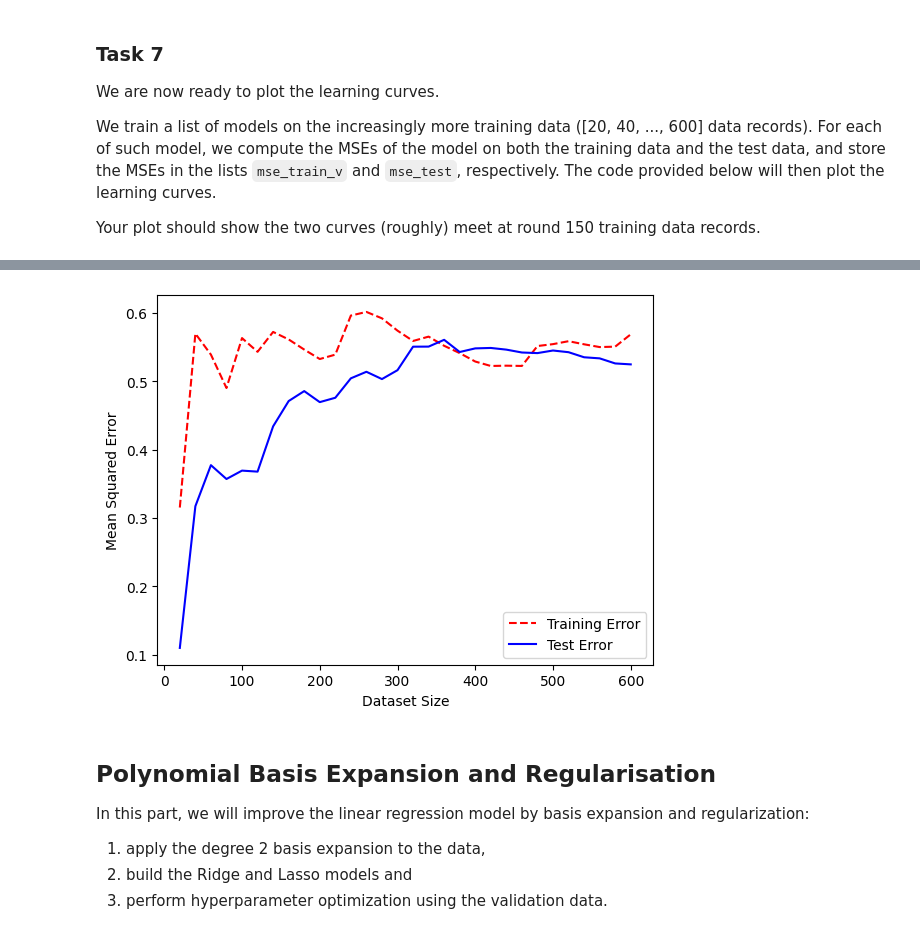
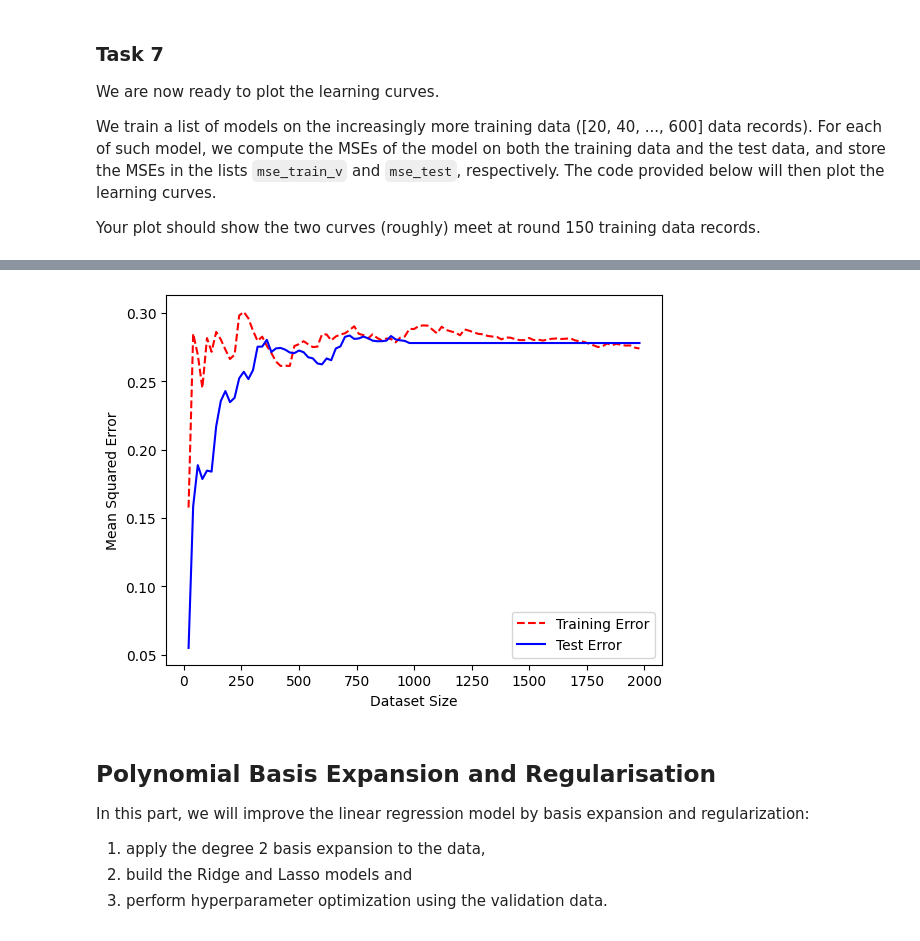
Before and after one commit to Karimkh31/FDS_HS22, a Jupyter notebook: P1/Practical1_skeleton.ipynb, the cells around one changed output, grey strips where cells are left out. Saved outputs shown, nothing was run; the diff lists cells and outputs as text; code cells hidden in the pictures.

```diff
--- a/P1/Practical1_skeleton.ipynb
+++ b/P1/Practical1_skeleton.ipynb
@@ -156,6 +128,7 @@ We next evaluate the trivial predictor on the training data and test data.
 We use mean squared error (MSE) to measure the performance of the predictor.
 The task is to implement a function that reports the mean squared error of the given predictor on the given data.
 # %%
+
 # We next test our trivial predictor on the training data and test data.
 # Implement a function that can report the mean squared error
 # of a predictor on the given data
@@ -165,7 +138,7 @@ def test_predictor(X, y, predictor: callable=None):
     # Apply the predictor to each row of the matrix X to get the predictions
     y_predicted = np.apply_along_axis(predictor, 1, X)
 
-    mse = (np.square(y_predicted - y)).mean()
+    mse = (np.square(y_predicted - y)).mean() * 1/2
     return mse
 
 # use the function test_predictor to test the trivial predictor
@@ -330,38 +300,38 @@ Your plot should show the two curves (roughly) meet at round 150 training data r
 mse_train_v = []
 mse_test_v = []
 
-TRAINING_SIZE_MAX = 601
+TRAINING_SIZE_MAX = 2000
 TRAINING_SIZE_MIN = 20
 
 # compute the MSE over data with sizes from TRAINING_SIZE_MIN to TRAINING_SIZE_MAX with increasing step 20
 for train_size in range(TRAINING_SIZE_MIN, TRAINING_SIZE_MAX, 20):
     # TODO:
     #   1. use the first train_size data records from the X_train and y_train as the training data
     #   2. train and compute the MSE on both training and test data using the train_and_test function
     #   3. add the computed MSE to the lists mse_train_v and mse_test_v
     # The code below is just for compilation.
     # You need to replace it by your own code.
     ###################################################
     ##### YOUR CODE STARTS HERE #######################
     ###################################################
     mse_train, mse_test = train_and_test(X_train[:train_size,:], y_train[:train_size], X_test[:train_size,:], y_test[:train_size])
 
     mse_train_v.append(mse_train)
     mse_test_v.append(mse_test)
     ###################################################
     ##### YOUR CODE ENDS HERE #########################
     ###################################################
 
 
 # The below code generates the learning curves plot
 plt.plot(np.arange(TRAINING_SIZE_MIN, TRAINING_SIZE_MAX, 20), mse_train_v, 'r--', label="Training Error")
 plt.plot(np.arange(TRAINING_SIZE_MIN, TRAINING_SIZE_MAX, 20), mse_test_v, 'b-', label="Test Error")
 plt.legend(loc="lower right")
 plt.xlabel('Dataset Size')
 plt.ylabel('Mean Squared Error')
 plt.show()
 # %% [output]
-[figure, old version]
+[figure, new version]
 # %% [markdown]
 ## Polynomial Basis Expansion and Regularisation
 
```
Also changed, not shown: parts of 12 cells of this notebook.
